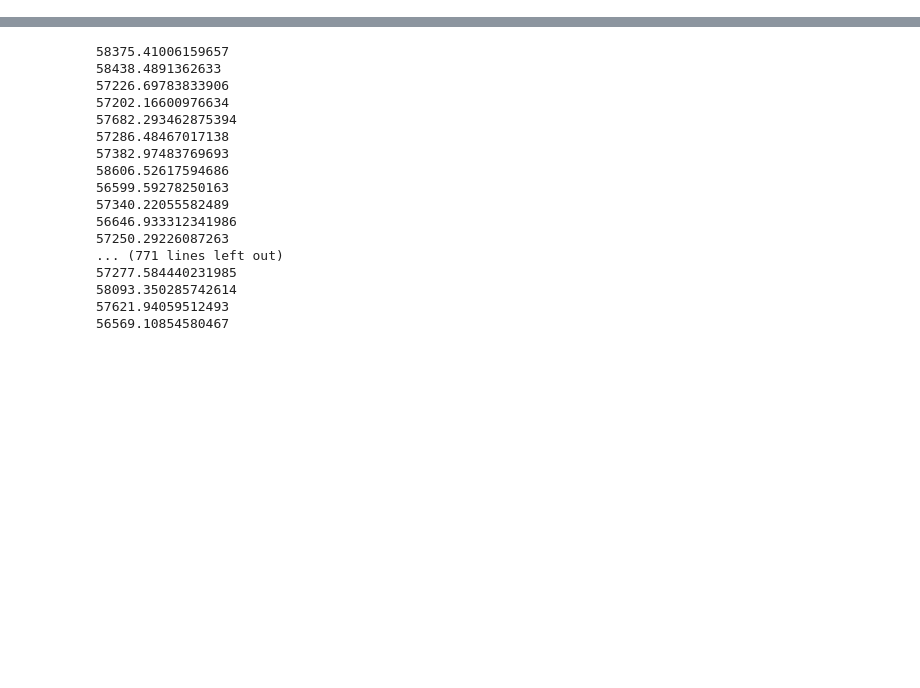
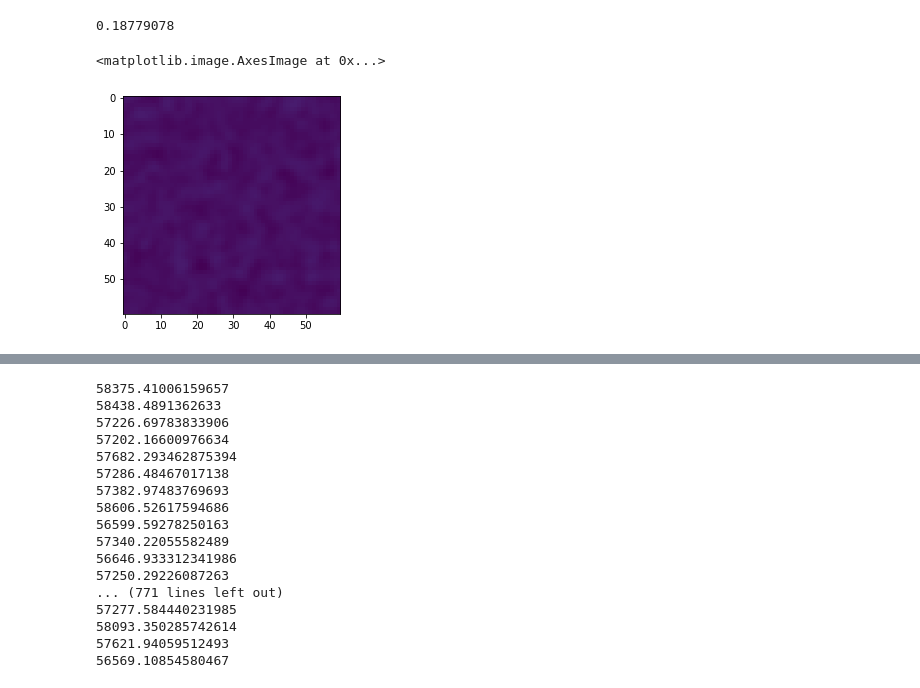
Before and after one commit to Sulla2012/madcowsclusters, a Jupyter notebook: actxtnos/tnostacker.ipynb, the cells around one changed output, grey strips where cells are left out. Cells and saved outputs as stored; diff of their text form; code cells hidden in the pictures; blank space fills up the shorter version.

Commit message:
Stacking routine writtne

```diff
--- a/actxtnos/tnostacker.ipynb
+++ b/actxtnos/tnostacker.ipynb
@@ -33,15 +33,14 @@ def tnoStamp(ra, dec, kmap, frhs, width = 0.5):
     coords = np.deg2rad(np.array((dec,ra)))
     ypix,xpix = enmap.sky2pix(kmap.shape,kmap.wcs,coords)
 
-    kstamp = reproject.postage_stamp(kmap,ra, dec, 1., 0.5)
-    print(np.mean(kstamp))
-
     tile = frhs/np.sqrt(kmap)
     for row in tile:
         for i in range(len(row)):
             if math.isnan(row[i]):
                 row[i] = 0
-
-    stamp = reproject.postage_stamp(tile, ra, dec, width*60, 0.5)
+    try:
+        stamp = reproject.postage_stamp(tile, ra, dec, width*60, 0.5)
+    except:
+        return None
 
     return stamp
@@ -63,11 +46,0 @@ def tnoStacker(mdjs, ras, decs):
-# %%
-mdcw_catalog = fits.open('/home/s/sievers/sdicker/ACTnCOWs/MADCOWSUnion.fits')
-
-
-
-
-ra = mdcw_catalog[1].data['RADeg']
-dec = mdcw_catalog[1].data['decDeg']
-ra, dec = np.array(ra), np.array(dec)
-
-tnoStacker([], ra, dec)
@@ -92,0 +221,15 @@ KeyboardInterrupt:
+# %%
+names = hdu[1].data['targetname']
+uni_names = set(names)
+
+try: tno_stacks = pk.open(open('tno_stacks.p', 'wb'))
+except: tno_stacks = {}
+
+for name in uni_names:
+    print(name, end = '\r')
+    if name in tno_stacks.keys():
+        continue
+    else:
+        stack, divisor = tnoStacker(orbits,name)
+        tno_stacks[name] = [stack, divisor]
+        pk.dump(tno_stacks, open('tno_stacks.p', 'wb'))
@@ -93,3 +252,14 @@ KeyboardInterrupt:
+# %%
+#stack = pk.load(open('tnostack.p', 'rb'))
+
+print(np.amax(stack))
+#thing = if -inf in stack[0]
+#print(thing)
+plt.imshow(stack, vmax = 5)
+# %% [output]
+0.18779078
+<matplotlib.image.AxesImage at 0x...>
+[figure, added]
 # %%
 kmap = enmap.read_map('/home/r/rbond/sigurdkn/scratch/actpol/planet9/20200801/maps/combined/s13_deep5_1385164800/kmap.fits')
 frhs = enmap.read_map('/home/r/rbond/sigurdkn/scratch/actpol/planet9/20200801/maps/combined/s13_deep5_1385164800/frhs.fits')
```
Also changed, not shown: parts of 13 cells of this notebook, 3 other files.
